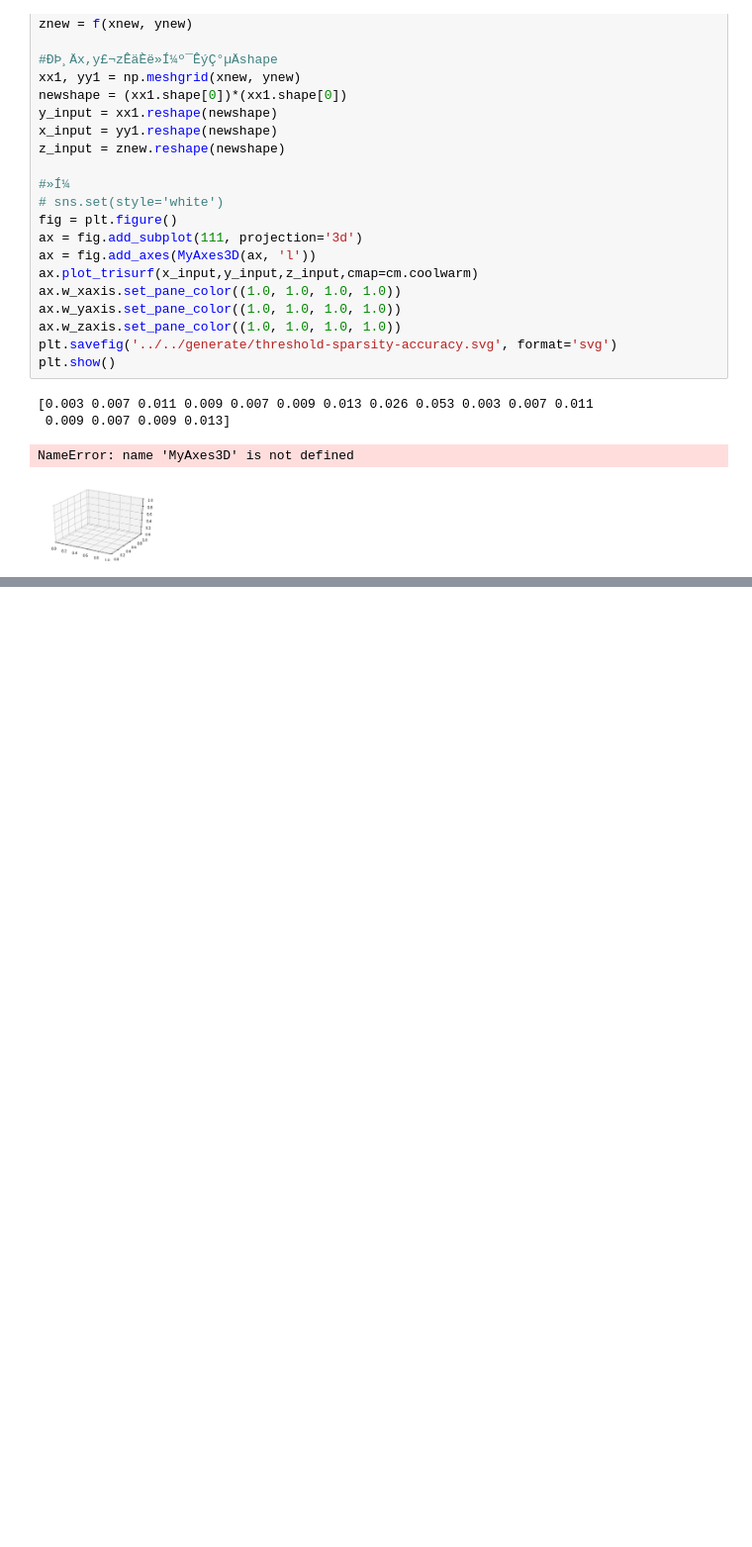
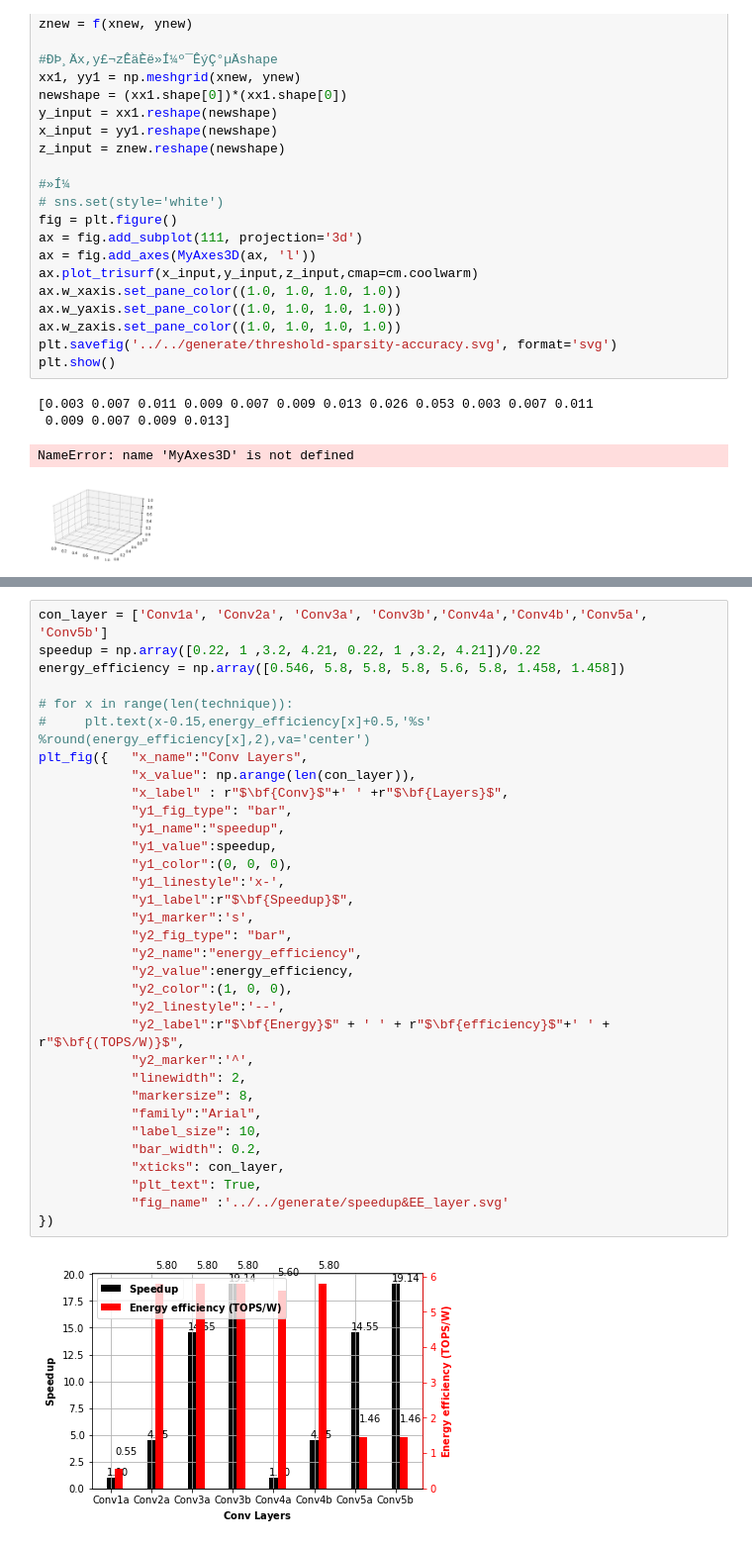
Before and after one commit to changchun-zhou/sagitta_fig, a Jupyter notebook: scripts/Voltage-Frequency-Scaling/Sagitta_Fig.ipynb, the cells around one changed output, grey strips where cells are left out. Shown at 99% size. Drawn from its saved outputs; the diff is of its cells as text; blank space fills up the shorter version.

```diff
--- a/scripts/Voltage-Frequency-Scaling/Sagitta_Fig.ipynb
+++ b/scripts/Voltage-Frequency-Scaling/Sagitta_Fig.ipynb
@@ -370 +355,36 @@ plt.show()
+# %%
+con_layer = ['Conv1a', 'Conv2a', 'Conv3a', 'Conv3b','Conv4a','Conv4b','Conv5a', 'Conv5b']
+speedup = np.array([0.22, 1 ,3.2, 4.21, 0.22, 1 ,3.2, 4.21])/0.22
+energy_efficiency = np.array([0.546, 5.8, 5.8, 5.8, 5.6, 5.8, 1.458, 1.458])
+
+# for x in range(len(technique)):
+#     plt.text(x-0.15,energy_efficiency[x]+0.5,'%s' %round(energy_efficiency[x],2),va='center')
+plt_fig({   "x_name":"Conv Layers",
+            "x_value": np.arange(len(con_layer)),
+            "x_label" : r"$\bf{Conv}$"+' ' +r"$\bf{Layers}$",
+            "y1_fig_type": "bar",
+            "y1_name":"speedup",
+            "y1_value":speedup,
+            "y1_color":(0, 0, 0),
+            "y1_linestyle":'x-',
+            "y1_label":r"$\bf{Speedup}$",
+            "y1_marker":'s',
+            "y2_fig_type": "bar",
+            "y2_name":"energy_efficiency",
+            "y2_value":energy_efficiency,
+            "y2_color":(1, 0, 0),
+            "y2_linestyle":'--',
+            "y2_label":r"$\bf{Energy}$" + ' ' + r"$\bf{efficiency}$"+' ' + r"$\bf{(TOPS/W)}$",
+            "y2_marker":'^',
+            "linewidth": 2,
+            "markersize": 8,
+            "family":"Arial",
+            "label_size": 10,
+            "bar_width": 0.2,
+            "xticks": con_layer,
+            "plt_text": True,
+            "fig_name" :'../../generate/speedup&EE_layer.svg'
+})
+# %% [output]
+[figure, added]
 # %%
```
Also changed, not shown: parts of 7 cells of this notebook.
